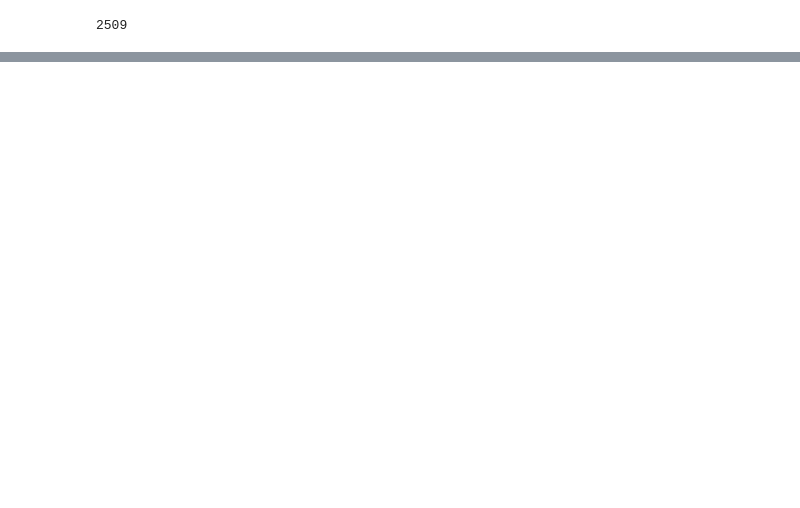
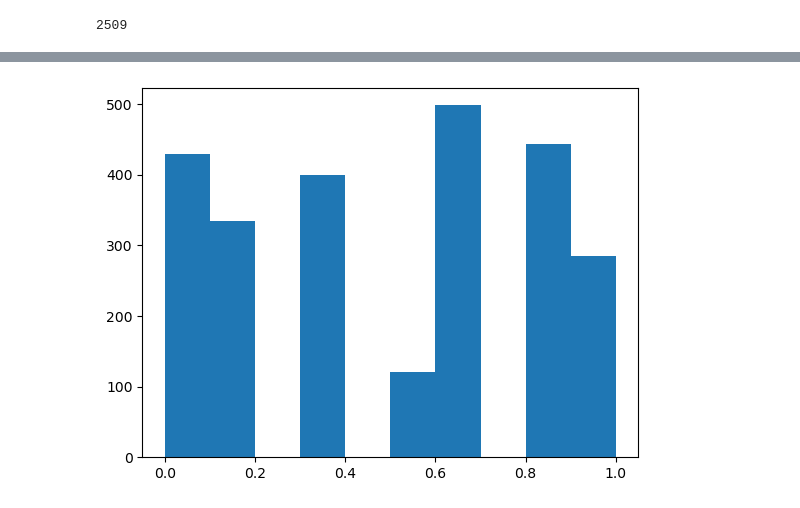
Before and after one commit to mowoe/bachelorthesis, a Jupyter notebook: 06_ReimplementingAppsthetics.ipynb, the cells around one changed output, grey strips where cells are left out. Cells and saved outputs as stored; diff of their text form; code cells hidden in the pictures; blank space fills up the shorter version.

```diff
--- a/06_ReimplementingAppsthetics.ipynb
+++ b/06_ReimplementingAppsthetics.ipynb
@@ -174,0 +227,5 @@ plt.show()
+# %%
+plt.hist(targets,range=[0,1])
+plt.show()
+# %% [output]
+[figure, added]
```
Also changed, not shown: parts of 22 cells of this notebook, 2 other files.
